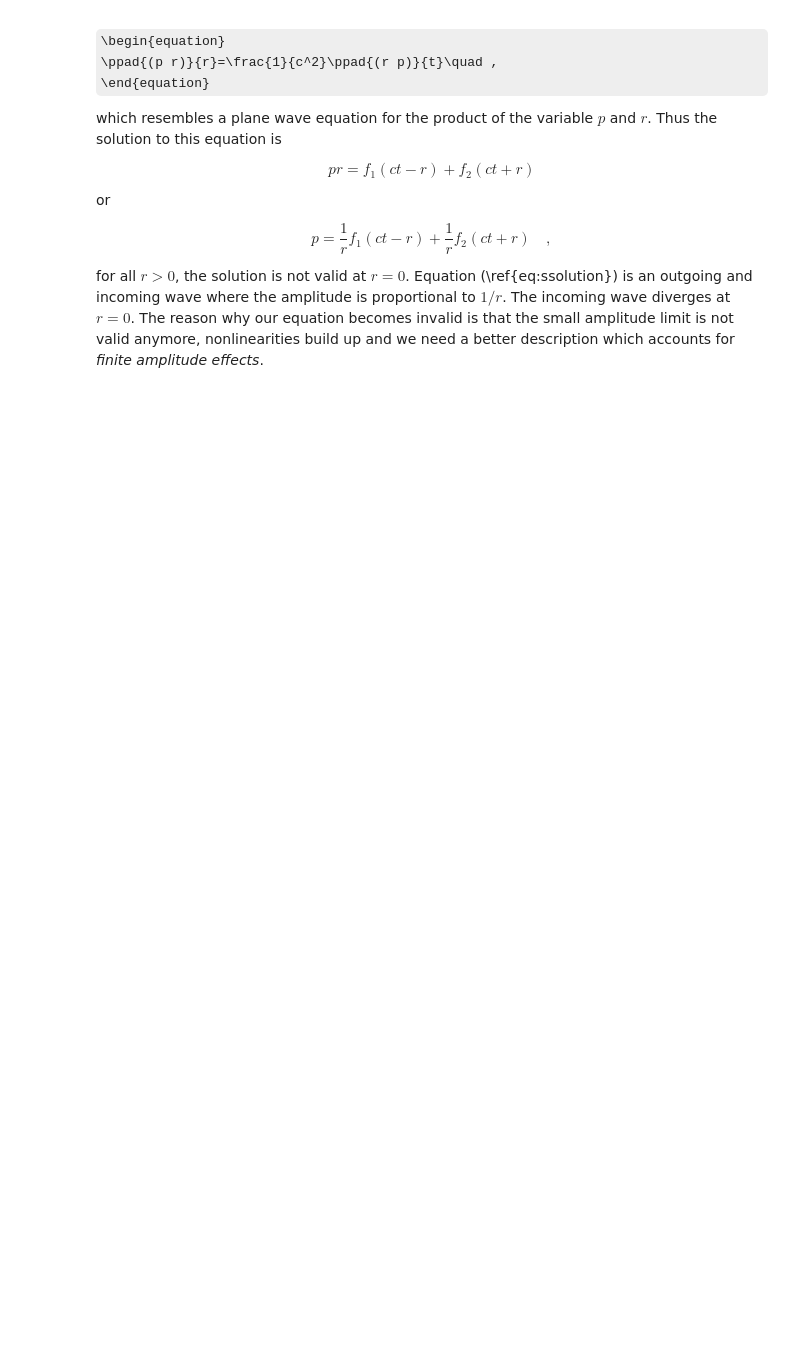
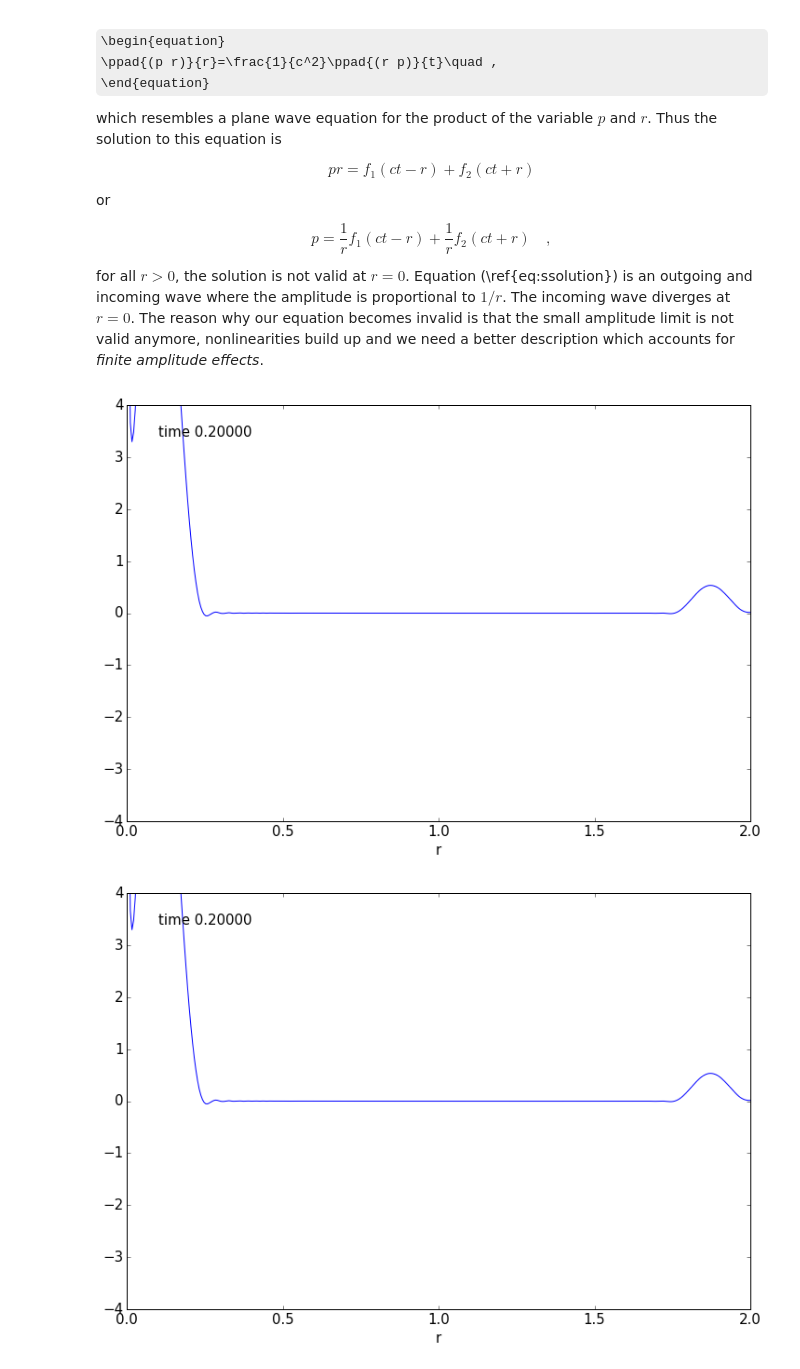
Before and after one commit to cdohl/PH4606, a Jupyter notebook: lecture 4.ipynb, the cells around one changed output. Saved outputs shown, nothing was run; the diff lists cells and outputs as text; code cells hidden in the pictures; some formulas as TeX source; blank space fills up the shorter version.

```diff
--- a/lecture 4.ipynb
+++ b/lecture 4.ipynb
@@ -60,12 +60,14 @@ p = \frac{1}{r} f_1(c t - r) + \frac{1}{r} f_2 (c t +r)\quad , \label{eq:ssoluti
 
 for all $r>0$, the solution is not valid at $r=0$. Equation (\ref{eq:ssolution}) is an outgoing and incoming wave where the amplitude is proportional to $1/r$. The incoming wave diverges at $r=0$. The reason why our equation becomes invalid is that the small amplitude limit is not valid anymore, nonlinearities build up and we need a better description which accounts for *finite amplitude effects*.
 # %%
-%matplotlib notebook
+%pylab inline
+import matplotlib.pyplot as plt #plotting
+import numpy as np #array functions
 import math as m
-import numpy #array operations
-import matplotlib.pyplot as plt #plotting
 from IPython import display #for continous display
 from ipywidgets import widgets #for the widgets
+pylab.rcParams['figure.figsize'] = (12, 8)
+pylab.rcParams['font.size'] = 15
 
 nimg=0
 
@@ -123,33 +125,57 @@ def solvewave(b):
         for xx in range(1,nx-1): #calculate t=0 time step
             un[xx] = unn[xx] - 0.5*C*(unn[xx+1]-2.*unn[xx]+unn[xx-1])
 
-    plt.figure(1, figsize=(8, 4), dpi=300)
+    #plt.figure(1, figsize=(8, 4), dpi=300)
 
     for n in range(nt+1): ##loop across number of time steps
         #this line computes the finite differences of the wave equation
         u[1:-1]=2.*un[1:-1]-unn[1:-1]+C*(un[:-2]+un[2:]-2.*un[1:-1])
 
         #Boundary conditions right
         if w_boundary_r.value=='Open':
             u[-1] = un[-1]-dt*c/dx*(un[-1]-un[-2])
         else:
             u[-1] = u[-2]
         #Boundary conditions right
         u[0] = u[1]
 
         #pressure source
 
         if w_source_type.value=="Time Dependent":
             if float(n*dt<duration):
                 u[sourcepos]=ampl*m.sin(omega*n*dt)**2*float(n*dt<duration)*r[sourcepos]
 
         #save values for the time derivative
         unn=un.copy() #n-1 time step
         un=u.copy()   #n time step
 
         if (n in output):
             plotwave(u[1:]/r,n*dt,r)
 
     #and plot the last figure
-    plotwave(u[1:]/r,n*dt,r)
+    #plotwave(u[1:]/r,n*dt,r)
     tabs.visible=True
+
+#setup the graphical interface
+w_wavelength=widgets.FloatSlider(description="Wavelength",value=.5,min=0.1,max=1)
+w_sourceduration=widgets.FloatSlider(description="Emission Duration in Periods",value=.5,min=0.5,max=10)
+w_simduration=widgets.FloatSlider(description="Simulation Duration",value=.2,min=0.1,max=5)
+w_position=widgets.RadioButtons(description="Source Position",options=["Left", "Center"],value="Center")
+w_start=widgets.Button(description="Start Simulation")
+w_start.on_click(solvewave)
+w_boundary_r=widgets.RadioButtons(description="Right Boundary",options=["Reflective", "Open"],value="Reflective")
+w_source_type=widgets.RadioButtons(description="Type of Source",options=["Time Dependent", "Inital Condition"],value="Time Dependent")
+
+page1=widgets.Box([w_wavelength,w_sourceduration,w_position,w_simduration])
+page2=widgets.Box([w_source_type])
+page3=widgets.Box([w_boundary_r])
+tabs = widgets.Tab(children=[page1, page2, page3])
+tabs.set_title(0, 'Wave')
+tabs.set_title(1, 'Source')
+tabs.set_title(2, 'Boundaries')
+display.display(tabs)
+
+display.display(w_start)
+# %% [output]
+[figure, added]
+[figure, added]
```
Also changed, not shown: parts of 2 cells of this notebook, 1 other file.
